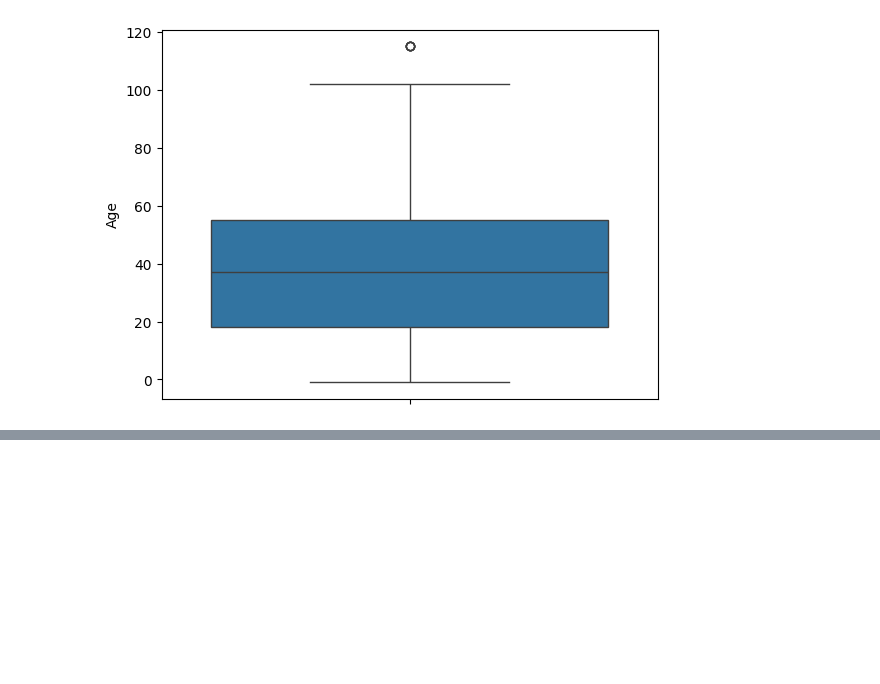
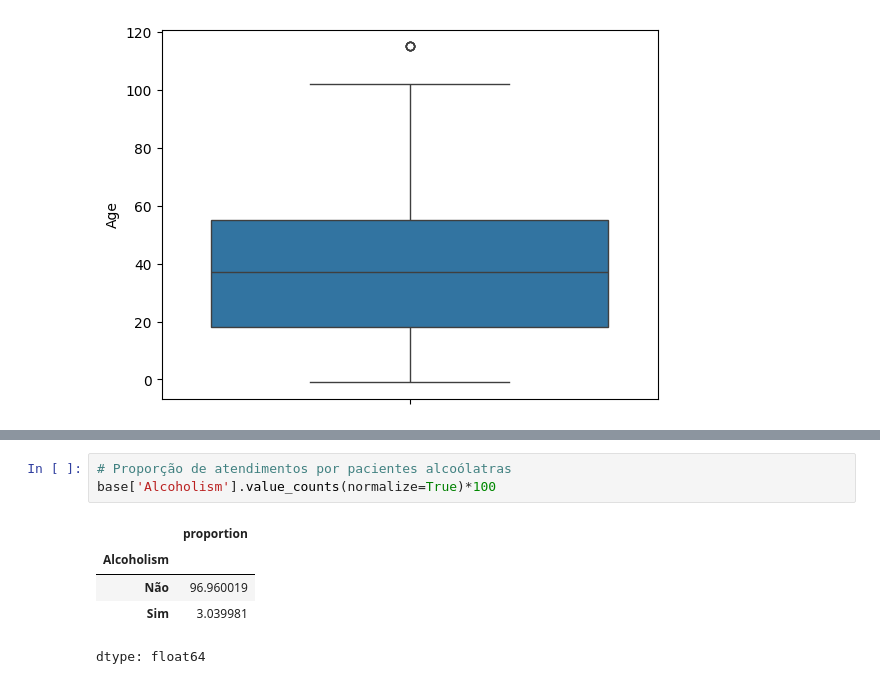
Before and after one commit to lucasmeirellesmachado/CDIA-Estatistica_II, a Jupyter notebook: Atividade_Classificação.ipynb, the cells around one changed output, grey strips where cells are left out. Drawn from its saved outputs; the diff is of its cells as text; blank space fills up the shorter version.

```diff
--- a/Atividade_Classificação.ipynb
+++ b/Atividade_Classificação.ipynb
@@ -159,0 +177,9 @@ dtype: float64
+# %%
+# Proporção de atendimentos por pacientes alcoólatras
+base['Alcoholism'].value_counts(normalize=True)*100
+# %% [output]
+|  | proportion |
+| Alcoholism |  |
+| Não | 96.960019 |
+| Sim | 3.039981 |
+dtype: float64
```
Also changed, not shown: parts of 8 cells of this notebook.
